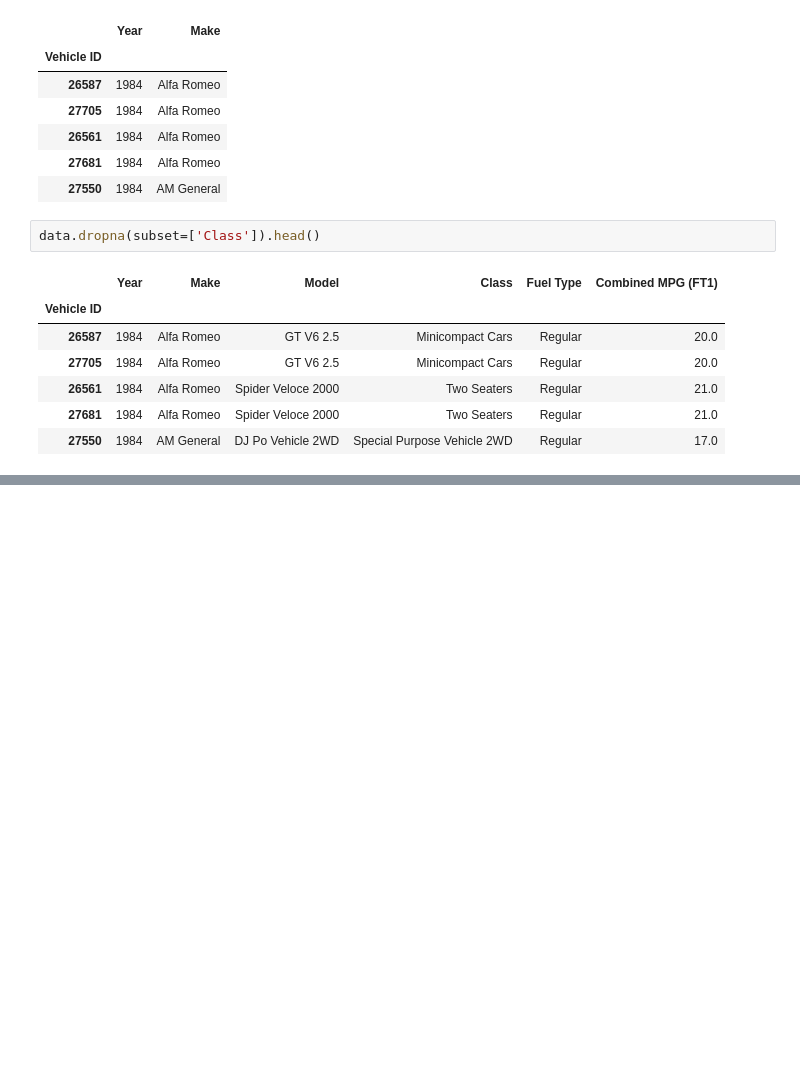
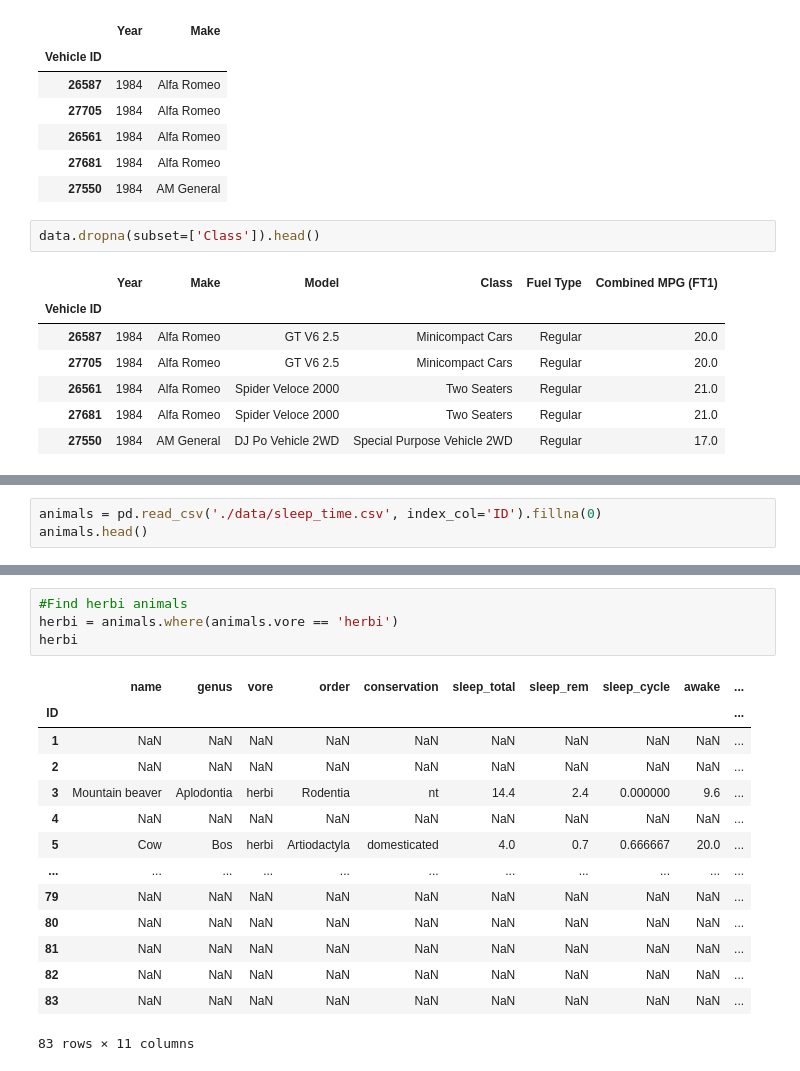
Before and after one commit to Szafranerio/Data_InDepth, a Jupyter notebook: Pandas/Pandas_DataFrame.ipynb, the cells around one changed output, grey strips where cells are left out. Saved outputs shown, nothing was run; the diff lists cells and outputs as text; blank space fills up the shorter version.

```diff
--- a/Pandas/Pandas_DataFrame.ipynb
+++ b/Pandas/Pandas_DataFrame.ipynb
@@ -270,0 +623,3 @@ data.dropna(subset=['Class']).head()
+# %%
+animals = pd.read_csv('./data/sleep_time.csv', index_col='ID').fillna(0)
+animals.head()
@@ -270,0 +634,19 @@ data.dropna(subset=['Class']).head()
+# %%
+#Find herbi animals
+herbi = animals.where(animals.vore == 'herbi')
+herbi
+# %% [output]
+|  | name | genus | vore | order | conservation | sleep_total | sleep_rem | sleep_cycle | awake | ... |
+| ID |  |  |  |  |  |  |  |  |  | ... |
+| 1 | NaN | NaN | NaN | NaN | NaN | NaN | NaN | NaN | NaN | ... |
+| 2 | NaN | NaN | NaN | NaN | NaN | NaN | NaN | NaN | NaN | ... |
+| 3 | Mountain beaver | Aplodontia | herbi | Rodentia | nt | 14.4 | 2.4 | 0.000000 | 9.6 | ... |
+| 4 | NaN | NaN | NaN | NaN | NaN | NaN | NaN | NaN | NaN | ... |
+| 5 | Cow | Bos | herbi | Artiodactyla | domesticated | 4.0 | 0.7 | 0.666667 | 20.0 | ... |
+| ... | ... | ... | ... | ... | ... | ... | ... | ... | ... | ... |
+| 79 | NaN | NaN | NaN | NaN | NaN | NaN | NaN | NaN | NaN | ... |
+| 80 | NaN | NaN | NaN | NaN | NaN | NaN | NaN | NaN | NaN | ... |
+| 81 | NaN | NaN | NaN | NaN | NaN | NaN | NaN | NaN | NaN | ... |
+| 82 | NaN | NaN | NaN | NaN | NaN | NaN | NaN | NaN | NaN | ... |
+| 83 | NaN | NaN | NaN | NaN | NaN | NaN | NaN | NaN | NaN | ... |
+83 rows × 11 columns
```
Also changed, not shown: parts of 36 cells of this notebook.
